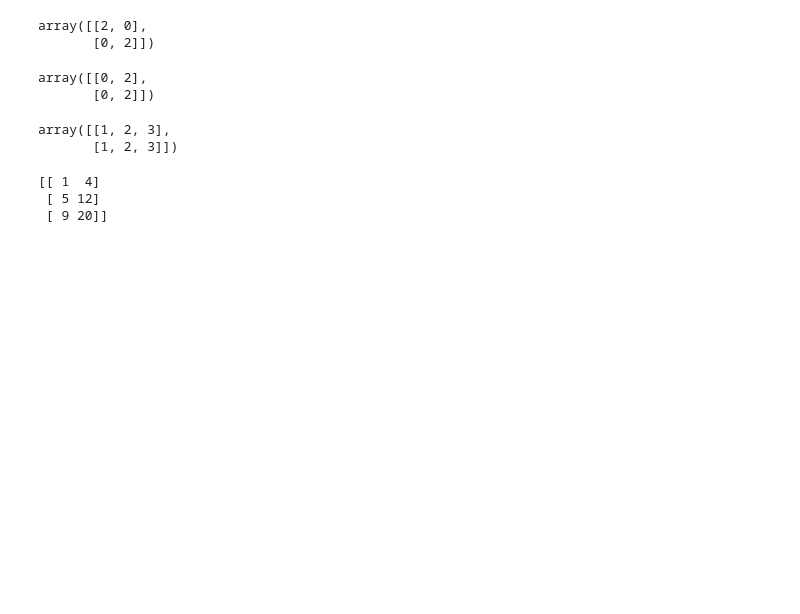
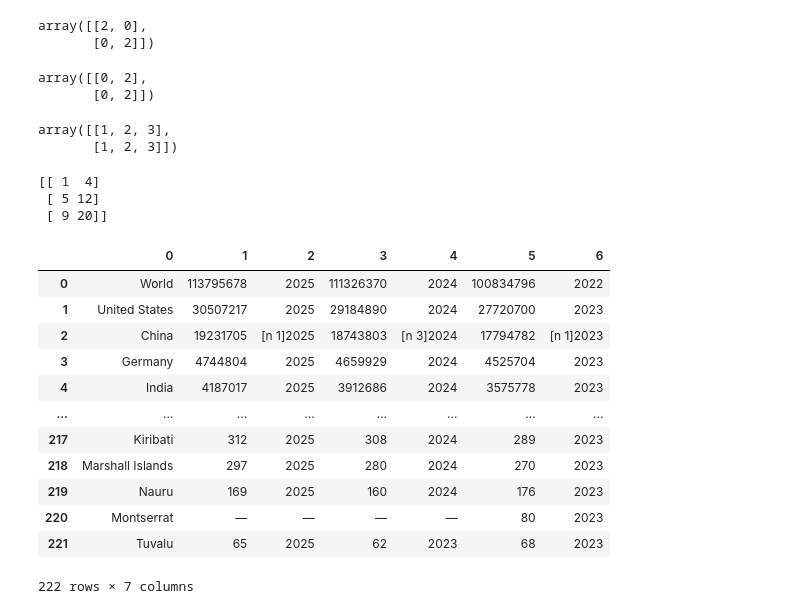
Before and after one commit to Yasir-4/data-science-practice, a Jupyter notebook: Python practice.ipynb, the cells around one changed output. Saved outputs shown, nothing was run; the diff lists cells and outputs as text; code cells hidden in the pictures; blank space fills up the shorter version.

```diff
--- a/Python practice.ipynb
+++ b/Python practice.ipynb
@@ -1765,3 +1764,32 @@ print(z)
 [[ 1  4]
  [ 5 12]
  [ 9 20]]
+# %%
+api = ("https://en.wikipedia.org/w/api.php"
+       "?action=parse&format=json&formatversion=2&redirects=1"
+       "&page=List_of_countries_by_GDP_(nominal)&prop=text&origin=*")
+
+with open_url(api) as f:
+    html = json.loads(f.read())["parse"]["text"]
+
+# Reading the HTML file
+tables = pd.read_html(io.StringIO(html))
+# Retain table number 3 as the required dataframe.
+countries_df = tables[2]
+# Replace the column headers with column numbers
+countries_df.columns = range(countries_df.shape[1])
+countries_df
+# %% [output]
+|  | 0 | 1 | 2 | 3 | 4 | 5 | 6 |
+| 0 | World | 113795678 | 2025 | 111326370 | 2024 | 100834796 | 2022 |
+| 1 | United States | 30507217 | 2025 | 29184890 | 2024 | 27720700 | 2023 |
+| 2 | China | 19231705 | [n 1]2025 | 18743803 | [n 3]2024 | 17794782 | [n 1]2023 |
+| 3 | Germany | 4744804 | 2025 | 4659929 | 2024 | 4525704 | 2023 |
+| 4 | India | 4187017 | 2025 | 3912686 | 2024 | 3575778 | 2023 |
+| ... | ... | ... | ... | ... | ... | ... | ... |
+| 217 | Kiribati | 312 | 2025 | 308 | 2024 | 289 | 2023 |
+| 218 | Marshall Islands | 297 | 2025 | 280 | 2024 | 270 | 2023 |
+| 219 | Nauru | 169 | 2025 | 160 | 2024 | 176 | 2023 |
+| 220 | Montserrat | — | — | — | — | 80 | 2023 |
+| 221 | Tuvalu | 65 | 2025 | 62 | 2023 | 68 | 2023 |
+222 rows × 7 columns
```
Also changed, not shown: parts of 5 cells of this notebook.
